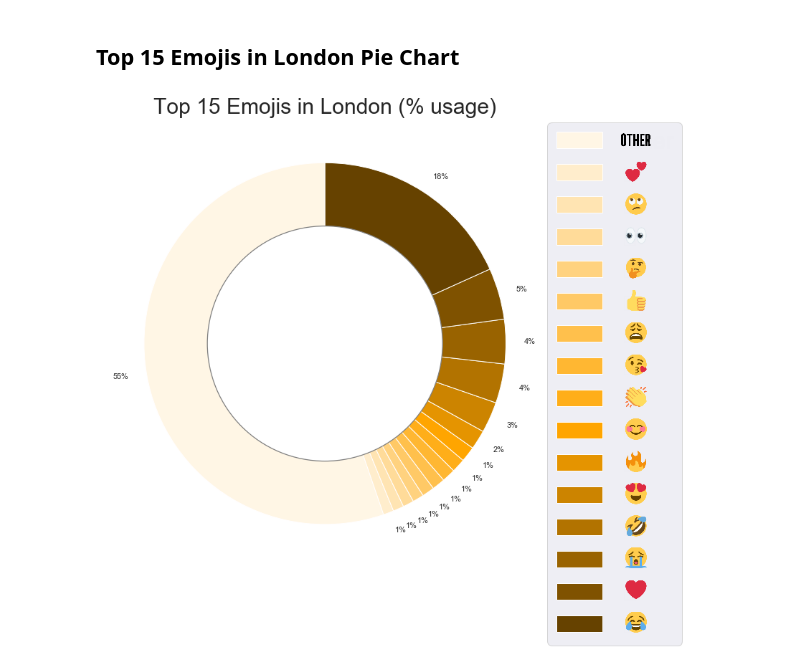
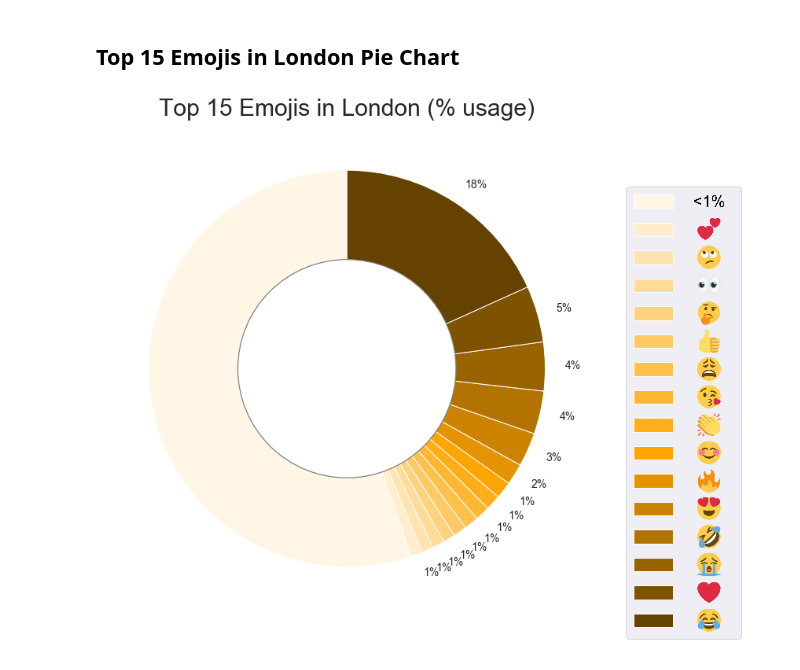
Before and after one commit to stylianosnicoletti/Emojis-usage-in-social-media-by-demographics, a Jupyter notebook: Jupyter/Emojis_ London.ipynb, the cells around one changed output. Cells and saved outputs as stored; diff of their text form; code cells hidden in the pictures.

Commit message:
Top 15 Emojis in London Pie Chart

```diff
--- a/Jupyter/Emojis_ London.ipynb
+++ b/Jupyter/Emojis_ London.ipynb
@@ -620,47 +620,49 @@ fill = 1 -y.sum()
 new_y = np.append([fill],y)
 
 y_labels = []
-for i,perc in enumerate(new_y):
+for i,perc in enumerate (y):
     y_labels.append("{:.0f}%".format(perc*100))
+# Don't show other <1%
+y_labels.insert(0,"")
 
 colors = ["#fff6e5","#ffedcc","#ffe4b2","#ffdb99","#ffd27f","#ffc966","#ffc04c","#ffb732","#ffae19","#ffa500","#e59400","#cc8400","#b27300",
 "#996300","#7f5200","#664200"]
 fig, ax = plt.subplots(figsize=(17,12))
 title = plt.title('Top 15 Emojis in London (% usage)', fontsize =30)
 title.set_ha("center")
 plt.gca().axis("equal")
-pie = plt.pie(new_y,labels=y_labels,colors=colors, startangle=90)
-legend = plt.legend(pie[0],np.append(['other'],x), bbox_to_anchor=(0.67,0.45), loc="center right", fontsize=32,
+pie = plt.pie(new_y,labels=y_labels,colors=colors, startangle=90, textprops={'fontsize': 14})
+legend = plt.legend(pie[0],np.append(['other'],x), bbox_to_anchor=(0.67,0.45), loc="center right", fontsize=25,
            bbox_transform=plt.gcf().transFigure)
 plt.setp(legend.get_texts(), color='#ededf3')
 plt.subplots_adjust(left=0.0, bottom=0.15, right=0.5)
 
-centre_circle = plt.Circle((0,0),0.65,color='grey', fc='white',linewidth=1.25)
+centre_circle = plt.Circle((0,0),0.55,color='grey', fc='white',linewidth=1.25)
 fig = plt.gcf()
 fig.gca().add_artist(centre_circle)
 
 # Set sizes of figure and images
 ax_width = ax.get_window_extent().width
 fig_width = fig.get_window_extent().width
 fig_height = fig.get_window_extent().height
 img_size = ax_width/(fig_width*len(x_linespace))
 img_axs = [None for i in range(len(x_linespace))]
 
-y_manual = 1.128
-loc = ax.transData.transform((1.77, y_manual))
+y_manual = 0.843
+loc = ax.transData.transform((1.88, y_manual))
 img_axs[0] = fig.add_axes([loc[0]/fig_width-img_size/2, loc[1]/fig_height-img_size/2, img_size, img_size], anchor='C')
-img_axs[0].imshow(io.imread("https://vignette.wikia.nocookie.net/ecole-oraliste-eslvocabulary/images/4/48/Other_logo_03.png/revision/latest?cb=20150202164554"))
+img_axs[0].imshow(io.imread("/home/stelios/Desktop/Honours Project/Emojis-usage-in-social-media-by-demographics/Jupyter/Fonts&Pics/other_less.png"))
 img_axs[0].axis("off")
-y_manual =y_manual-0.178
+y_manual =y_manual-0.1408
 
 # Display emojis pngs on x-axis
 for i in range(len(x)):
-    loc = ax.transData.transform((1.77, y_manual))      # Optimize y manually
+    loc = ax.transData.transform((1.88, y_manual))      # Optimize y manually
     img_axs[i] = fig.add_axes([loc[0]/fig_width-img_size/2, loc[1]/fig_height-img_size/2, img_size, img_size], anchor='C')
-    y_manual =y_manual-0.178
+    y_manual =y_manual-0.1408
     # Platform 5 = Twitter
     img_axs[i].imshow(io.imread(Emojipedia.search(x[i]).platforms[5].image_url))
     img_axs[i].axis("off")
 plt.show()
 # %% [output]
-[figure, old version]
+[figure, new version]
```
Also changed, not shown: 3 other files.
